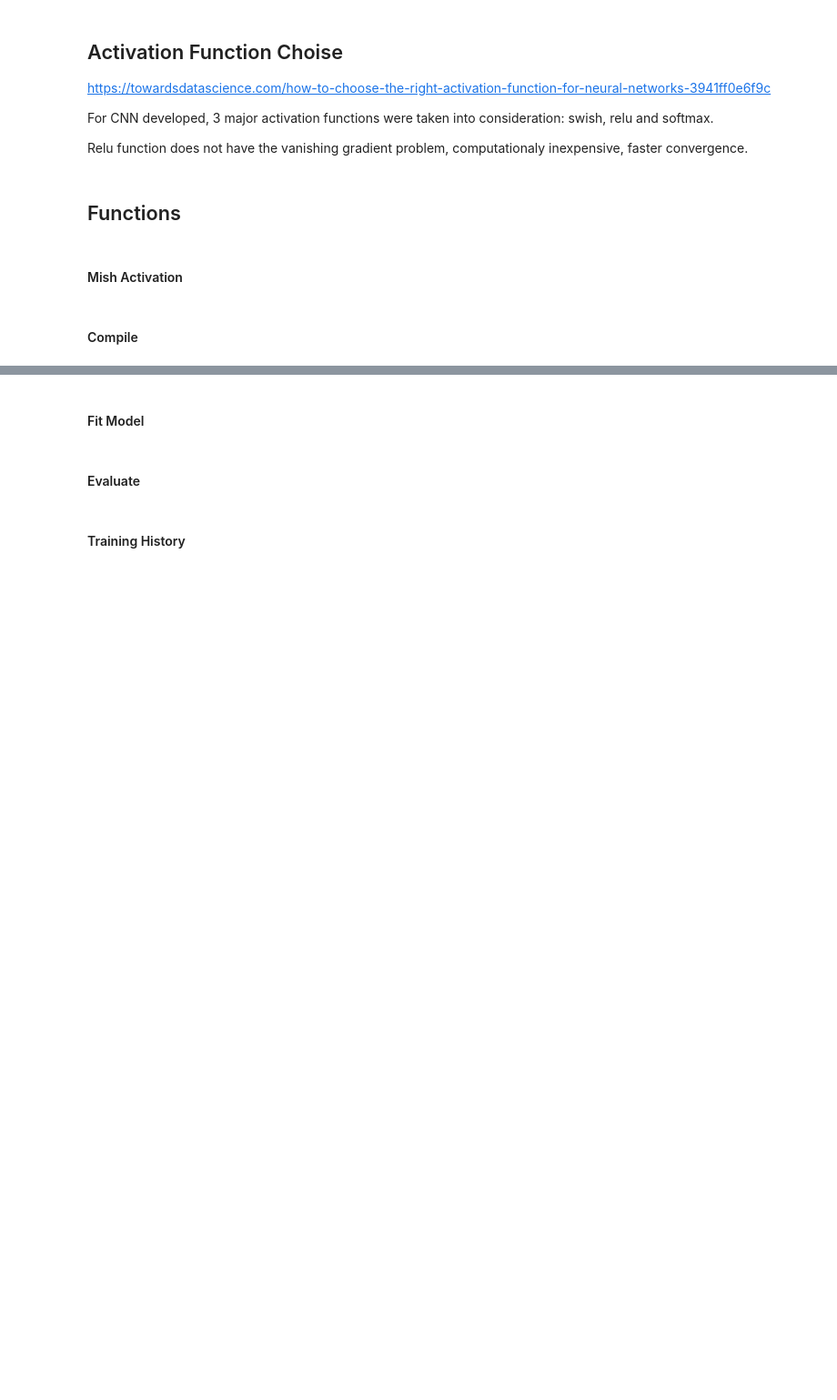
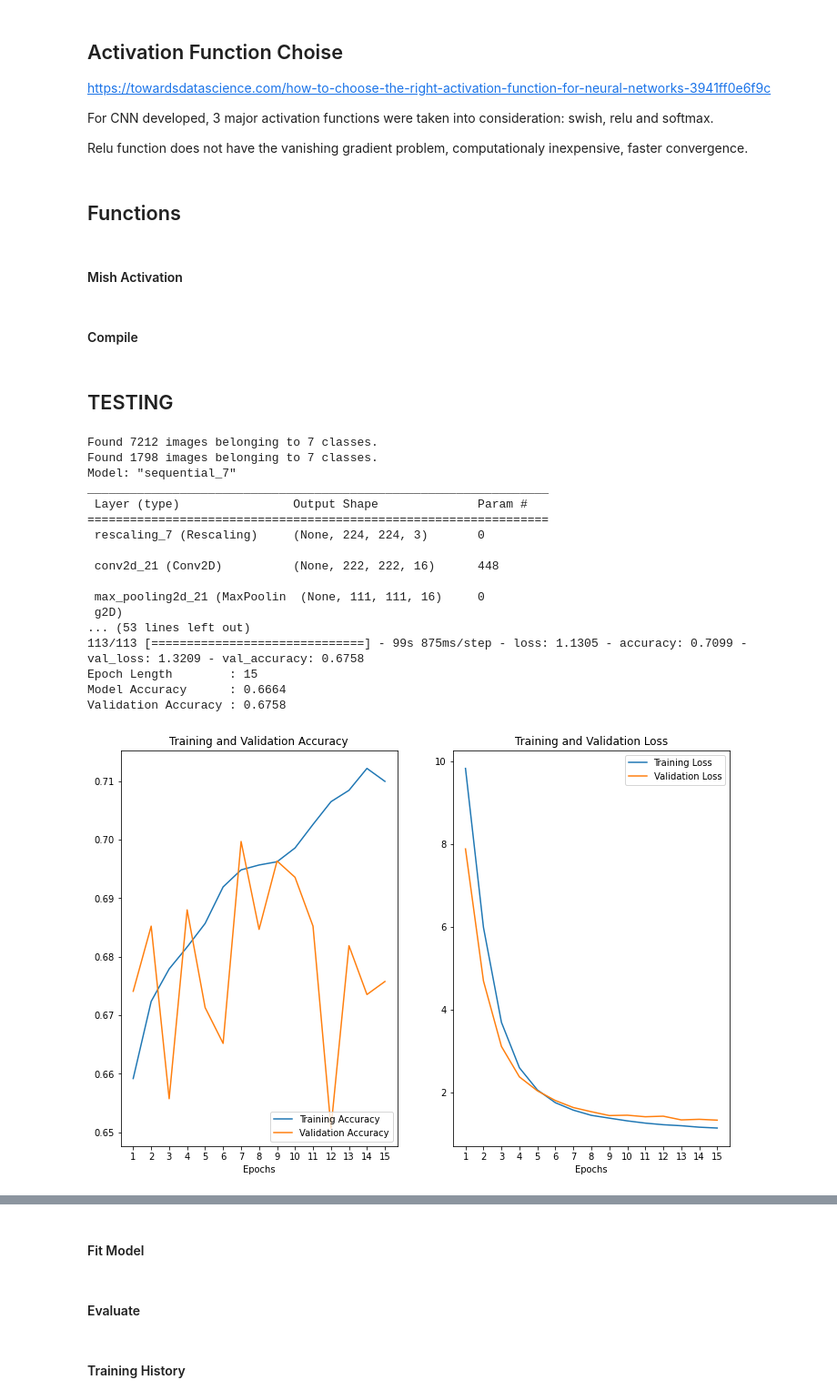
Before and after one commit to gitfolder/capstone, a Jupyter notebook: Code/CNN/CNN.ipynb, the cells around one changed output, grey strips where cells are left out. Shown at 91% size. Cells and saved outputs as stored; diff of their text form; code cells hidden in the pictures; blank space fills up the shorter version.

Commit message:
Creating CNN model
Trying different parameters for CNN
Trying Xception model for Transfer Learning

```diff
--- a/Code/CNN/CNN.ipynb
+++ b/Code/CNN/CNN.ipynb
@@ -25,10 +28,12 @@ import pandas as pd
 # %%
 DATA_PATH = "../../Data/"
 
-IMAGES_PATH_SEPARATED = DATA_PATH+"HAM10000_images_separated_resized/"
-IMAGES_PATH_VALIDATION = DATA_PATH+"HAM10000_images_separated_validation_resized/"
+IMAGES_PATH_SEPARATED = DATA_PATH+"HAM10000_images_separated/"
 
-IMG_SIZE = (112, 150) # original image size
+#IMAGES_PATH_SEPARATED = DATA_PATH+"HAM10000_images_separated_half_nv/"
+IMAGES_PATH_VALIDATION = DATA_PATH+"HAM10000_images_separated_validation/"
+
+IMG_SIZE = (224, 224) # original image size
 # %%
 SAVING_ON = True
 # %% [markdown]
@@ -310,0 +156,60 @@ def compile_model(input_shape: tuple, num_classes: int) -> Sequential:
+# %% [markdown]
+## TESTING
+# %%
+# COPY
+epochs = 15
+
+batch_size = 64
+validation_split = 0.2
+
+generator = ImageDataGenerator(validation_split=validation_split)
+train_data = generator.flow_from_directory(
+        subset="training",
+        directory=IMAGES_PATH_SEPARATED,
+        target_size=IMG_SIZE,
+        batch_size=batch_size
+)
+test_data = generator.flow_from_directory(
+        subset="validation",
+        directory=IMAGES_PATH_SEPARATED,
+        target_size=IMG_SIZE,
+        batch_size=batch_size
+)
+start_time = time.time()
+
+
+'''
+print("Training Data Distribution")
+print_data_distribution(train_data)
+print("Testing Data Distribution")
+print_data_distribution(train_data)
+
+
+''';
+model = compile_model()
+model.summary()
+fit_model(model, train_data, test_data, epochs, verbose=True,
+          augment="TEST_{0}".format(epochs))
+
+print("Time Elapsed : ", timedelta(seconds=(time.time() - start_time)))
+
+# regularization L2 0.01 15 epoch 512 Dense CMD CM CM HALF NEVI
+# %% [output]
+Found 7212 images belonging to 7 classes.
+Found 1798 images belonging to 7 classes.
+Model: "sequential_7"
+_________________________________________________________________
+ Layer (type)                Output Shape              Param #
+=================================================================
+ rescaling_7 (Rescaling)     (None, 224, 224, 3)       0
+
+ conv2d_21 (Conv2D)          (None, 222, 222, 16)      448
+
+ max_pooling2d_21 (MaxPoolin  (None, 111, 111, 16)     0
+ g2D)
+... (53 lines left out)
+113/113 [==============================] - 99s 875ms/step - loss: 1.1305 - accuracy: 0.7099 - val_loss: 1.3209 - val_accuracy: 0.6758
+Epoch Length        : 15
+Model Accuracy      : 0.6664
+Validation Accuracy : 0.6758
+[figure, added]
```
Also changed, not shown: parts of 26 cells of this notebook, 2 other files.
